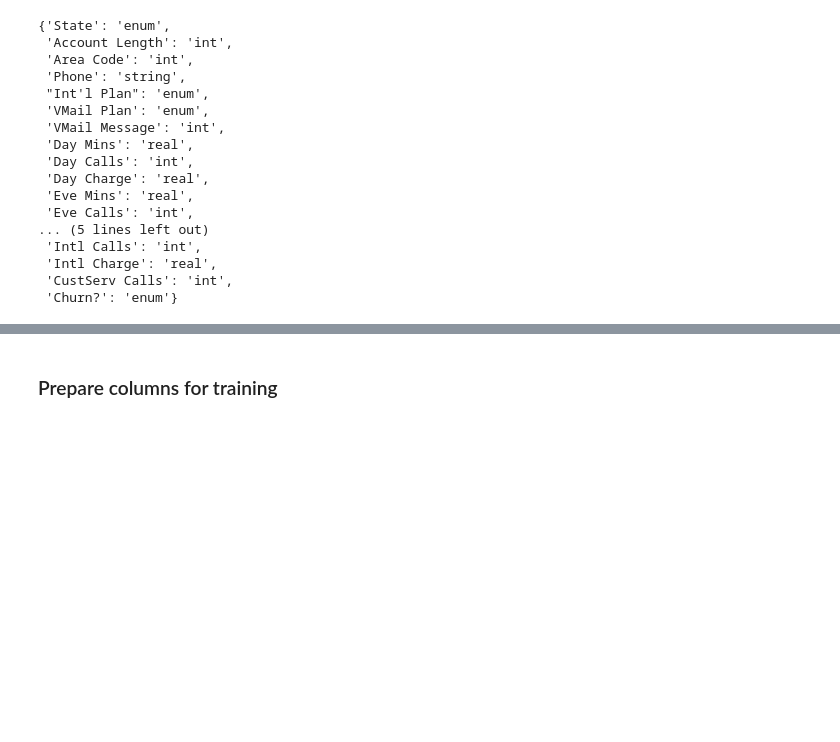
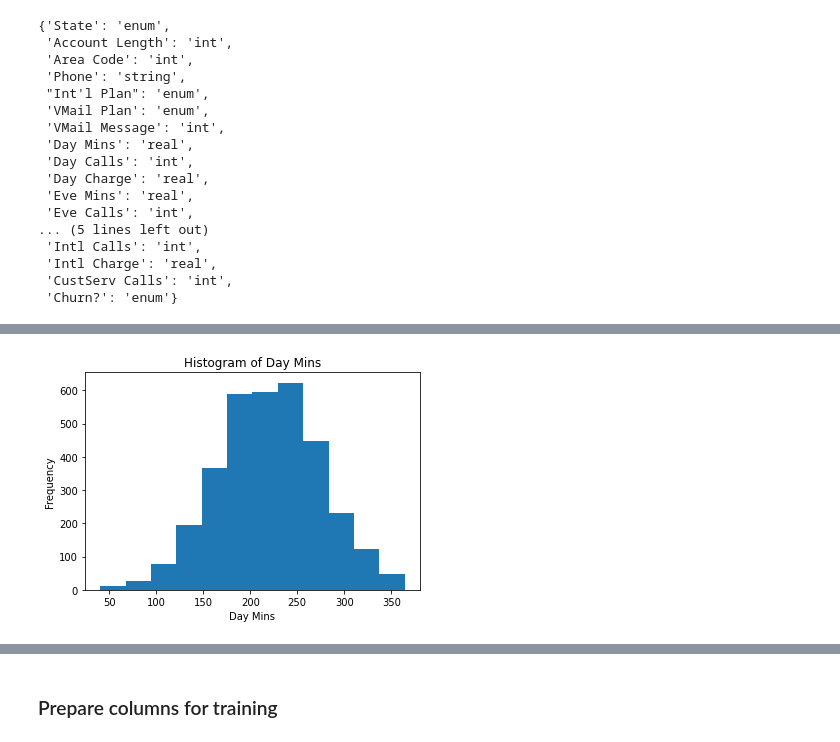
Before and after one commit to h2oai/haic-tutorials, a Jupyter notebook: H2O-3.ipynb, the cells around one changed output, grey strips where cells are left out. Drawn from its saved outputs; the diff is of its cells as text; code cells hidden in the pictures; blank space fills up the shorter version.

```diff
--- a/H2O-3.ipynb
+++ b/H2O-3.ipynb
@@ -141,0 +171,4 @@ data.types
+# %%
+data['Day Mins'].hist();
+# %% [output]
+[figure, added]
```
Also changed, not shown: parts of 55 cells of this notebook.
